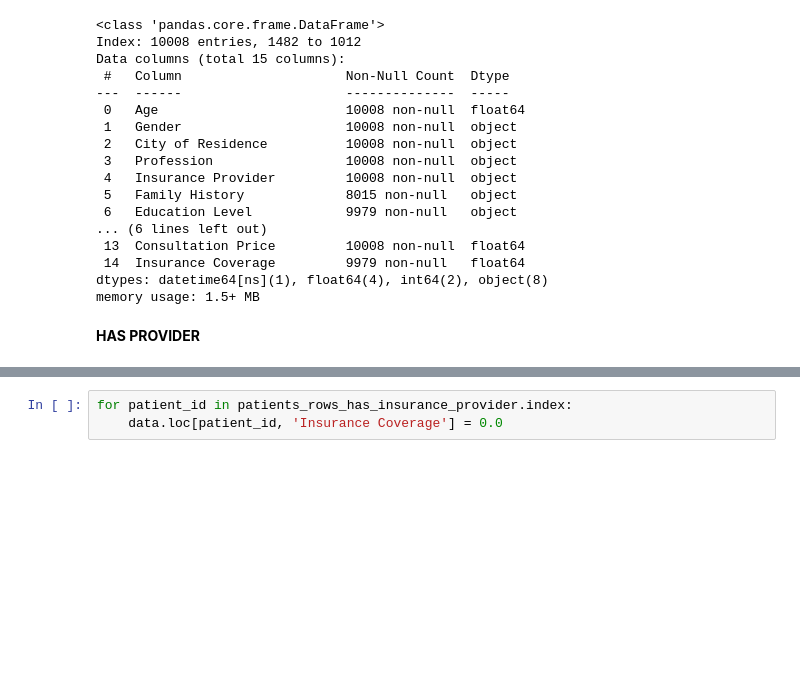
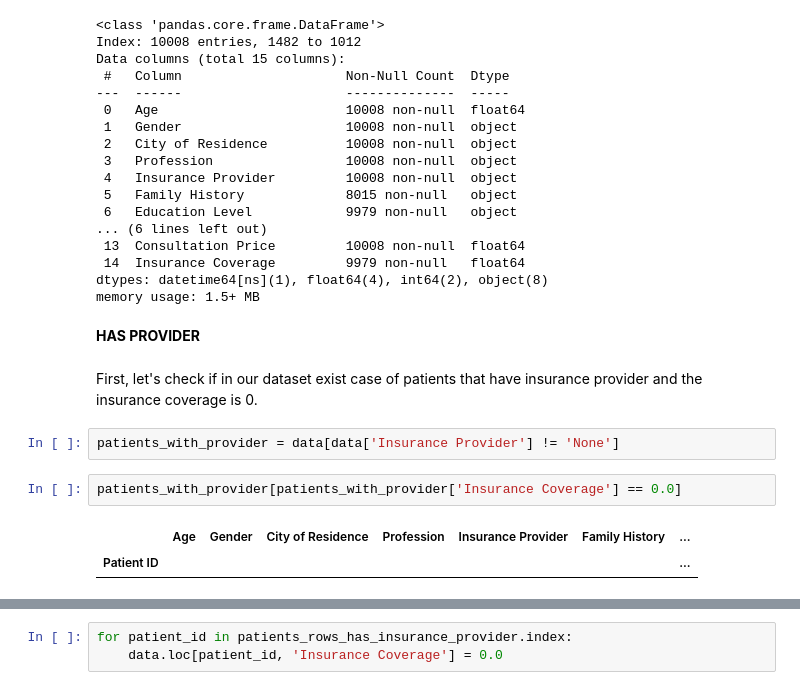
Before and after one commit to amdbsilva/pre-processing, a Jupyter notebook: projeto de datapreprocessing.ipynb, the cells around one changed output, grey strips where cells are left out. Saved outputs shown, nothing was run; the diff lists cells and outputs as text; blank space fills up the shorter version.

```diff
--- a/projeto de datapreprocessing.ipynb
+++ b/projeto de datapreprocessing.ipynb
@@ -298,3 +302,12 @@ dtypes: datetime64[ns](1), float64(4), int64(2), object(8)
 memory usage: 1.5+ MB
 # %% [markdown]
 **HAS PROVIDER**
+# %% [markdown]
+First, let's check if in our dataset exist case of patients that have insurance provider and the insurance coverage is 0.
+# %%
+patients_with_provider = data[data['Insurance Provider'] != 'None']
+# %%
+patients_with_provider[patients_with_provider['Insurance Coverage'] == 0.0]
+# %% [output]
+|  | Age | Gender | City of Residence | Profession | Insurance Provider | Family History | ... |
+| Patient ID |  |  |  |  |  |  | ... |
```
Also changed, not shown: parts of 8 cells of this notebook, 1 other file.
